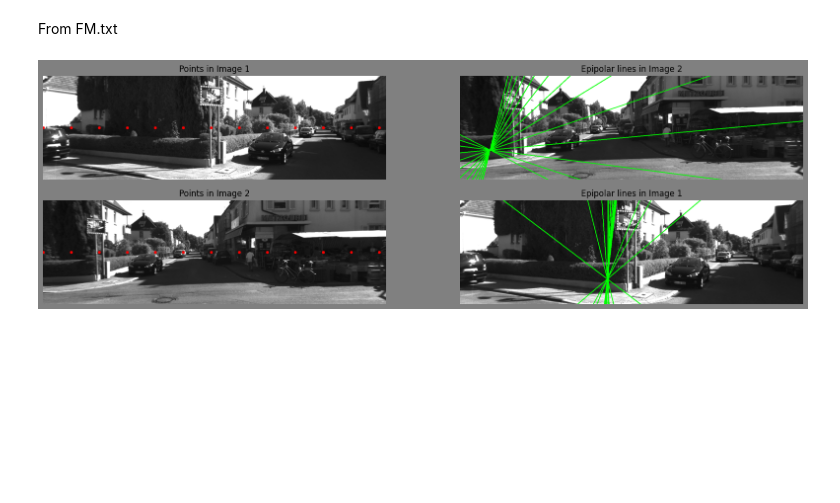
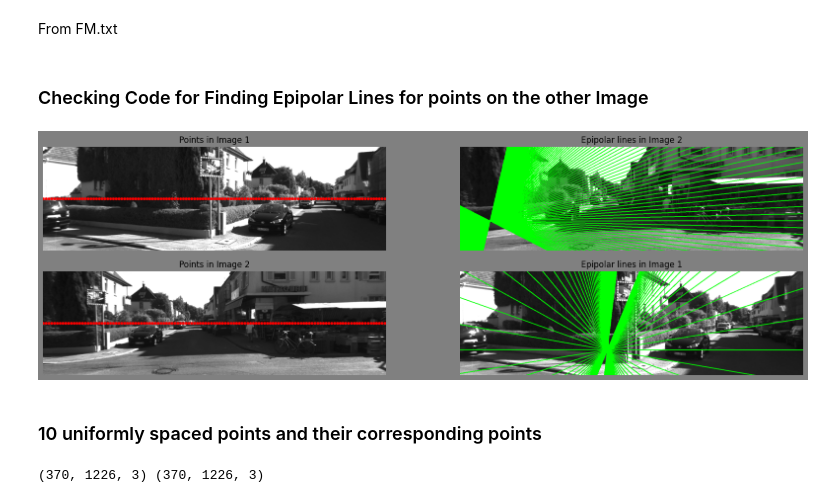
Before and after one commit to Asharma538/computer_vision, a Jupyter notebook: CV_Epipoles.ipynb, the cells around one changed output. Drawn from its saved outputs; the diff is of its cells as text; code cells hidden in the pictures; blank space fills up the shorter version.

Commit message:
Epipolar Geometry Functionns Completed

```diff
--- a/CV_Epipoles.ipynb
+++ b/CV_Epipoles.ipynb
@@ -11,8 +11,8 @@ def selectPointsAndfindEpipolarLines(imageL,imageR,F):
     mid_point_1 = (imageL.shape[0]//2,imageL.shape[1]//2)
     mid_point_2 = (imageR.shape[0]//2,imageR.shape[1]//2)
 
-    points_L = [[mid_point_1[0],i,1] for i in range(1,imageL.shape[1],20)]
-    points_R = [[mid_point_2[0],i,1] for i in range(1,imageR.shape[1],20)]
+    points_L = [[mid_point_1[0],i,1] for i in range(1,imageL.shape[1],10)]
+    points_R = [[mid_point_2[0],i,1] for i in range(1,imageR.shape[1],10)]
 
     lines_L = np.array([ np.dot(F,i) for i in points_R])
     lines_R = np.array([ np.dot(F.transpose(),i) for i in points_L])
@@ -81,23 +81,31 @@ F = np.array([
     [-5.83765868e-06,  1.36498636e-06, 2.67566877e-04],
     [1.45892349e-03, -4.37648316e-03,  1.00000000e+00]
 ])
+# %% [markdown]
+### Checking Code for Finding Epipolar Lines for points on the other Image
 # %%
 # Load the images
 imageL = cv2.imread('./Question 2 and 3 Images/000023.png')
 imageR = cv2.imread('./Question 2 and 3 Images/000000.png')
 
 points_L,points_R,lines_L,lines_R = selectPointsAndfindEpipolarLines(
     imageL=imageL,imageR=imageR,
     F=F
 )
 
 plt = drawPointsAndEpipolarLines(
-    pts_1=points_L[::5],
-    pts_2=points_R[::5],
-    imageL=imageL,lines_L=lines_L[::5],
-    imageR=imageR,lines_R=lines_R[::5]
+    pts_1=points_L,
+    pts_2=points_R,
+    imageL=imageL,lines_L=lines_L,
+    imageR=imageR,lines_R=lines_R
 )
 
 plt.show()
 # %% [output]
-[figure, old version]
+[figure, new version]
+# %% [markdown]
+### 10 uniformly spaced points and their corresponding points
+# %%
+print(imageL.shape,imageR.shape)
+# %% [output]
+(370, 1226, 3) (370, 1226, 3)
```
Also changed, not shown: parts of 4 cells of this notebook.
